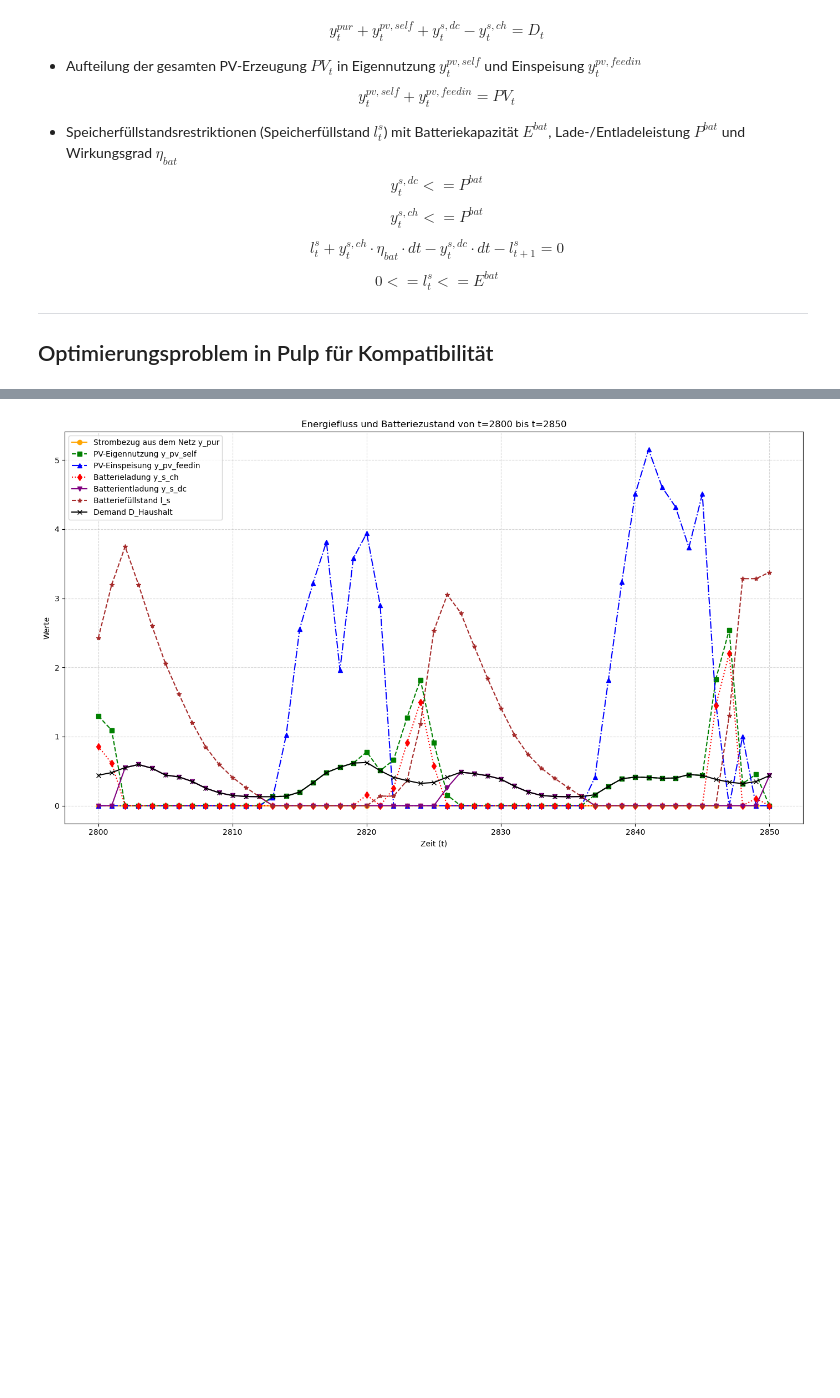
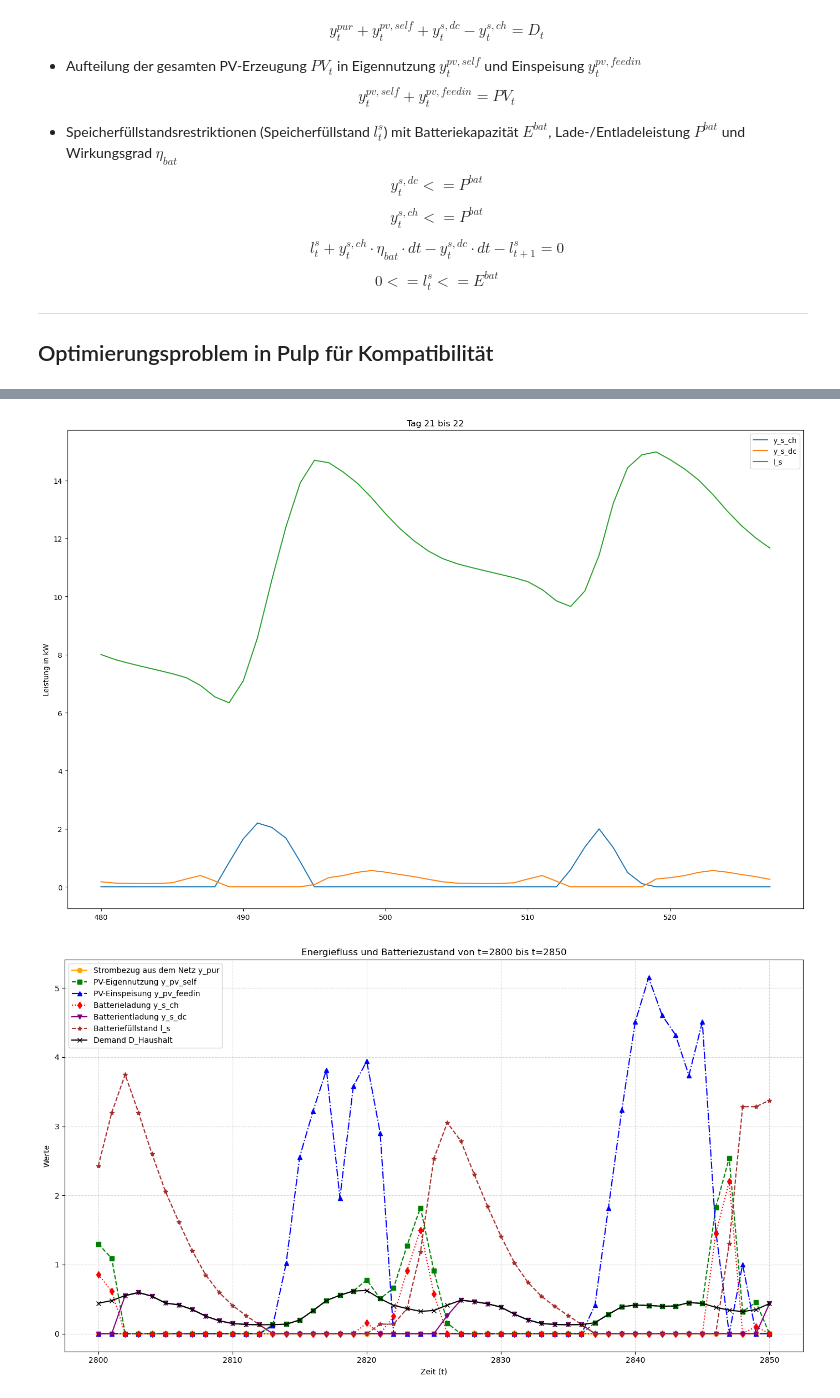
Before and after one commit to Julian3721/heatpump-operation-optimization, a Jupyter notebook: main.ipynb, the cells around one changed output, grey strips where cells are left out. Cells and saved outputs as stored; diff of their text form; code cells hidden in the pictures; blank space fills up the shorter version.

```diff
--- a/main.ipynb
+++ b/main.ipynb
@@ -626,6 +644,32 @@ Total time (CPU seconds):       0.53   (Wallclock seconds):       0.56
 
 Status: Optimal
 Kosten: -98.64 €
+# %%
+data = {
+    'Zeit': list(range(T)),
+    'y_pur': [y_pur[t].varValue for t in range(T)],
+    'y_pv_self': [y_pv_self[t].varValue for t in range(T)],
+    'y_pv_feedin': [y_pv_feedin[t].varValue for t in range(T)],
+    'y_s_ch': [y_s_ch[t].varValue for t in range(T)],
+    'y_s_dc': [y_s_dc[t].varValue for t in range(T)],
+    'l_s': [l_s[t].varValue for t in range(T)]
+}
+
+df_basis = pd.DataFrame(data)
+
+day = 21
+days = 2
+
+fig, (ax1) = plt.subplots(1, figsize=(15, 10))
+
+df_basis[(day - 1) * 24:((day - 1) * 24) + days * 24 ][[ "y_s_ch", "y_s_dc", "l_s"]].plot(ax=ax1)
+ax1.set_ylabel("Leistung in kW")
+ax1.set_title(f"Tag {day} bis {day + days - 1}")
+
+plt.tight_layout()
+plt.show()
+# %% [output]
+[figure, added]
 # %%
 # Werte extrahieren
 y_pur_values = [y_pur[t].varValue for t in range(T)]
```
Also changed, not shown: parts of 5 cells of this notebook.
